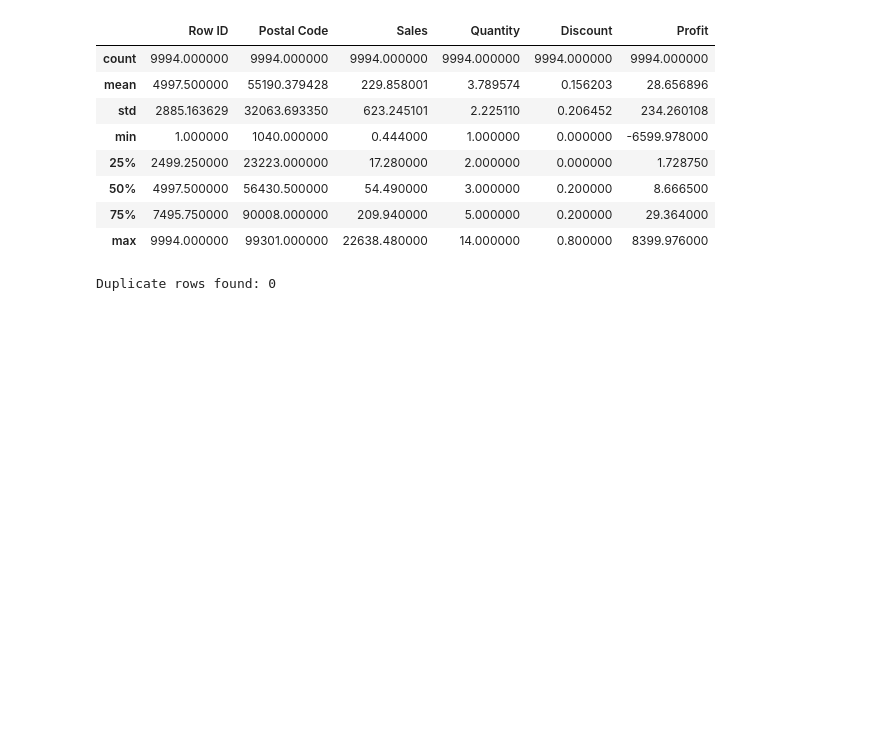
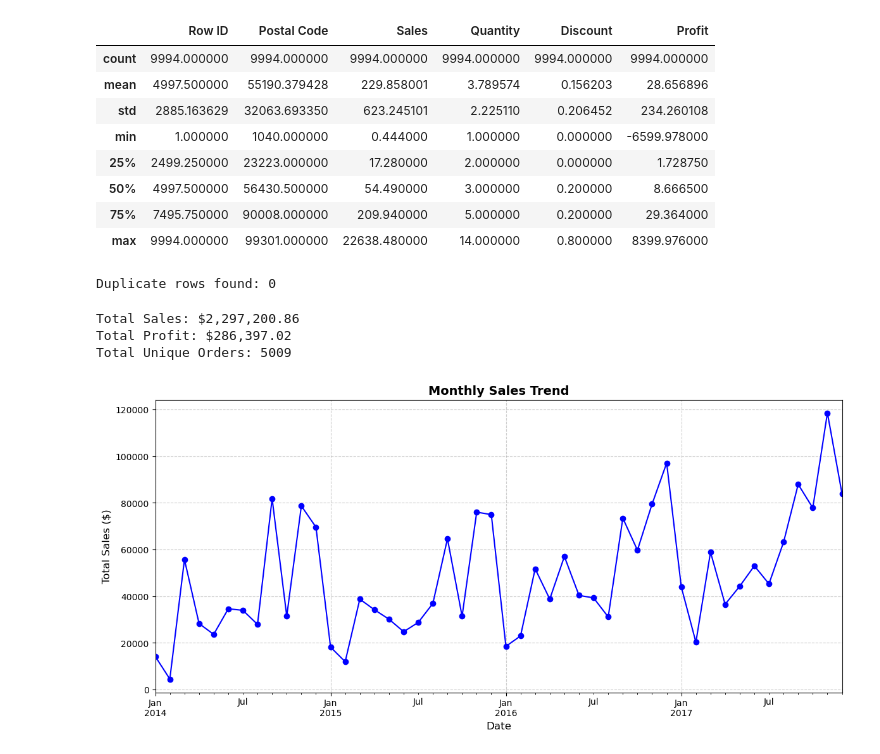
Before and after one commit to dbaterdene/Retail_Sales_Analysis, a Jupyter notebook: Retail_Sales_Analysis_1.ipynb, the cells around one changed output. Drawn from its saved outputs; the diff is of its cells as text; code cells hidden in the pictures; blank space fills up the shorter version.

```diff
--- a/Retail_Sales_Analysis_1.ipynb
+++ b/Retail_Sales_Analysis_1.ipynb
@@ -98,3 +98,36 @@ print(f"Duplicate rows found: {duplicate_count}")
 df = df.drop_duplicates()
 # %% [output]
 Duplicate rows found: 0
+# %%
+#   ========================================================
+# Calculate core business KPIs
+#   ========================================================
+
+total_sales = df['Sales'].sum()
+total_profit = df['Profit'].sum()
+total_orders = df['Order ID'].nunique()
+
+print(f"Total Sales: ${total_sales:,.2f}")
+print(f"Total Profit: ${total_profit:,.2f}")
+print(f"Total Unique Orders: {total_orders}")
+# %% [output]
+Total Sales: $2,297,200.86
+Total Profit: $286,397.02
+Total Unique Orders: 5009
+# %%
+#   ========================================================
+# Group sales by month-year to observe trends over time
+#   ========================================================
+
+df['Month-Year'] = df['Order Date'].dt.to_period('M')
+monthly_sales = df.groupby('Month-Year')['Sales'].sum()
+
+plt.figure(figsize=(14, 6))
+monthly_sales.plot(kind='line', marker='o', color='b')
+plt.title('Monthly Sales Trend', fontsize=14, fontweight='bold')
+plt.xlabel('Date', fontsize=12)
+plt.ylabel('Total Sales ($)', fontsize=12)
+plt.grid(True, linestyle='--', alpha=0.6)
+plt.show()
+# %% [output]
+[figure, added]
```
Also changed, not shown: parts of 3 cells of this notebook.
